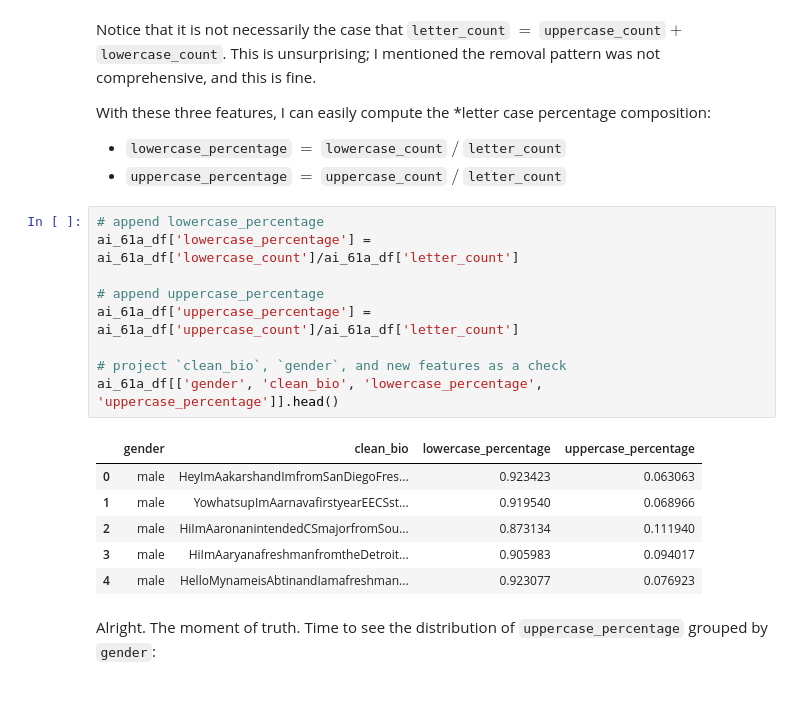
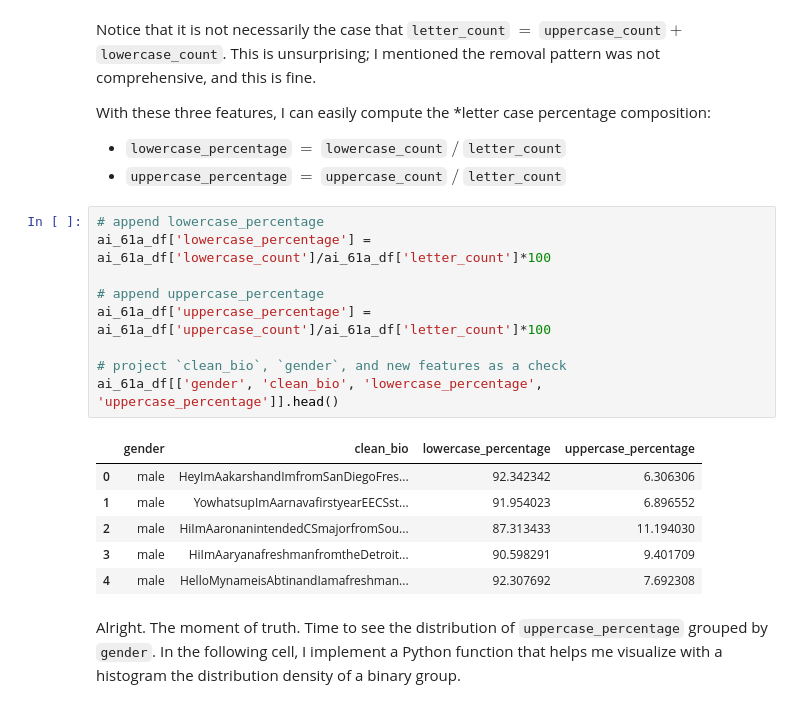
Before and after one commit to dnhuang/gender-proper-case-usage, a Jupyter notebook: analysis.ipynb, the cells around one changed output. Cells and saved outputs as stored; diff of their text form.

```diff
--- a/analysis.ipynb
+++ b/analysis.ipynb
@@ -334,19 +494,19 @@ With these three features, I can easily compute the *letter case percentage comp
 * `uppercase_percentage` $=$ `uppercase_count` $/$ `letter_count`
 # %%
 # append lowercase_percentage
-ai_61a_df['lowercase_percentage'] = ai_61a_df['lowercase_count']/ai_61a_df['letter_count']
+ai_61a_df['lowercase_percentage'] = ai_61a_df['lowercase_count']/ai_61a_df['letter_count']*100
 
 # append uppercase_percentage
-ai_61a_df['uppercase_percentage'] = ai_61a_df['uppercase_count']/ai_61a_df['letter_count']
+ai_61a_df['uppercase_percentage'] = ai_61a_df['uppercase_count']/ai_61a_df['letter_count']*100
 
 # project `clean_bio`, `gender`, and new features as a check
 ai_61a_df[['gender', 'clean_bio', 'lowercase_percentage', 'uppercase_percentage']].head()
 # %% [output]
 |  | gender | clean_bio | lowercase_percentage | uppercase_percentage |
-| 0 | male | HeyImAakarshandImfromSanDiegoFres... | 0.923423 | 0.063063 |
-| 1 | male | YowhatsupImAarnavafirstyearEECSst... | 0.919540 | 0.068966 |
-| 2 | male | HiImAaronanintendedCSmajorfromSou... | 0.873134 | 0.111940 |
-| 3 | male | HiImAaryanafreshmanfromtheDetroit... | 0.905983 | 0.094017 |
-| 4 | male | HelloMynameisAbtinandIamafreshman... | 0.923077 | 0.076923 |
+| 0 | male | HeyImAakarshandImfromSanDiegoFres... | 92.342342 | 6.306306 |
+| 1 | male | YowhatsupImAarnavafirstyearEECSst... | 91.954023 | 6.896552 |
+| 2 | male | HiImAaronanintendedCSmajorfromSou... | 87.313433 | 11.194030 |
+| 3 | male | HiImAaryanafreshmanfromtheDetroit... | 90.598291 | 9.401709 |
+| 4 | male | HelloMynameisAbtinandIamafreshman... | 92.307692 | 7.692308 |
 # %% [markdown]
-Alright. The moment of truth. Time to see the distribution of `uppercase_percentage` grouped by `gender`:
+Alright. The moment of truth. Time to see the distribution of `uppercase_percentage` grouped by `gender`. In the following cell, I implement a Python function that helps me visualize with a histogram the distribution density of a binary group.
```
Also changed, not shown: parts of 27 cells of this notebook.
